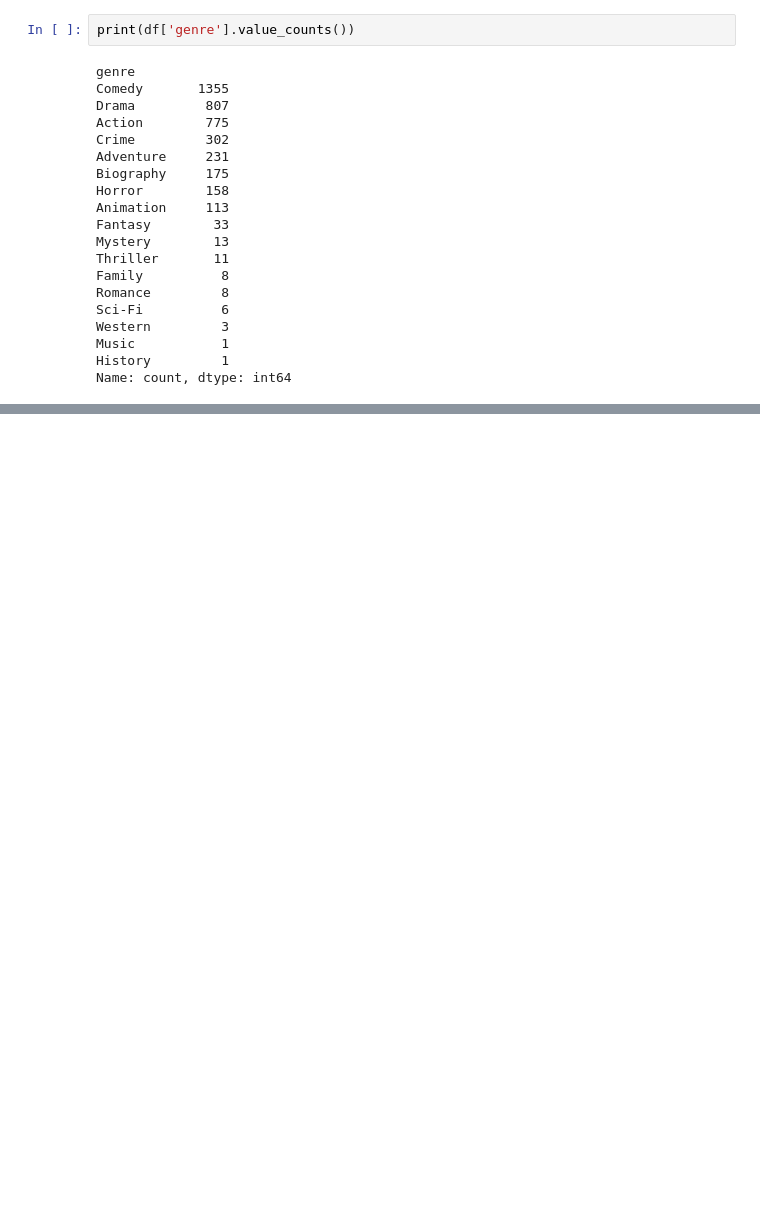
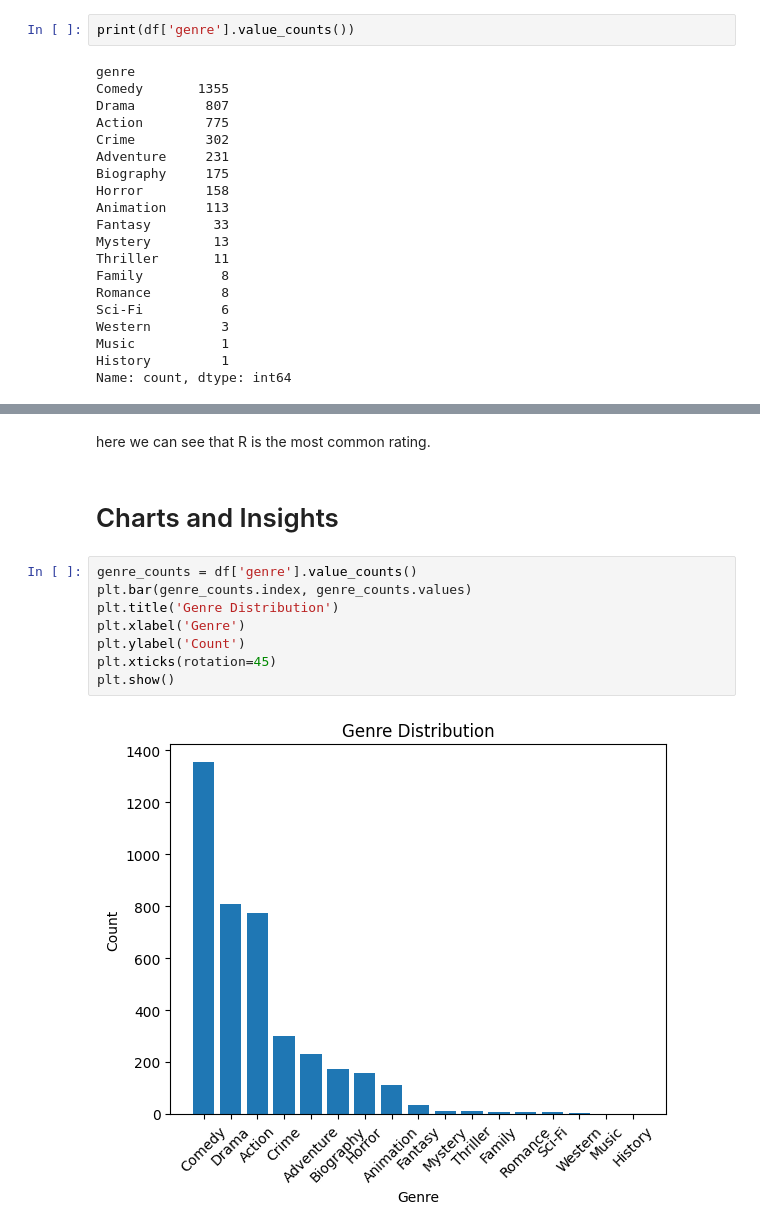
Before and after one commit to Khan1904/Movies-Analysis, a Jupyter notebook: analysis.ipynb, the cells around one changed output, grey strips where cells are left out. Saved outputs shown, nothing was run; the diff lists cells and outputs as text; blank space fills up the shorter version.

```diff
--- a/analysis.ipynb
+++ b/analysis.ipynb
@@ -243,0 +262,14 @@ Name: count, dtype: int64
+# %% [markdown]
+here we can see that R is the most common rating.
+# %% [markdown]
+# Charts and Insights
+# %%
+genre_counts = df['genre'].value_counts()
+plt.bar(genre_counts.index, genre_counts.values)
+plt.title('Genre Distribution')
+plt.xlabel('Genre')
+plt.ylabel('Count')
+plt.xticks(rotation=45)
+plt.show()
+# %% [output]
+[figure, added]
```
Also changed, not shown: parts of 10 cells of this notebook.
